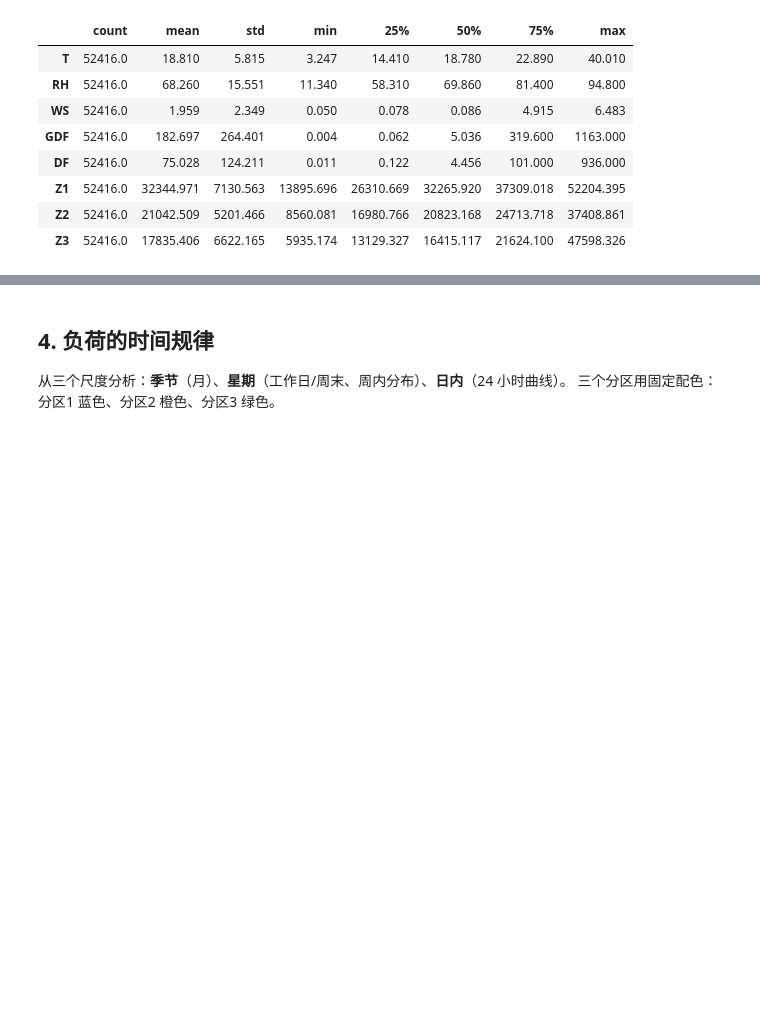
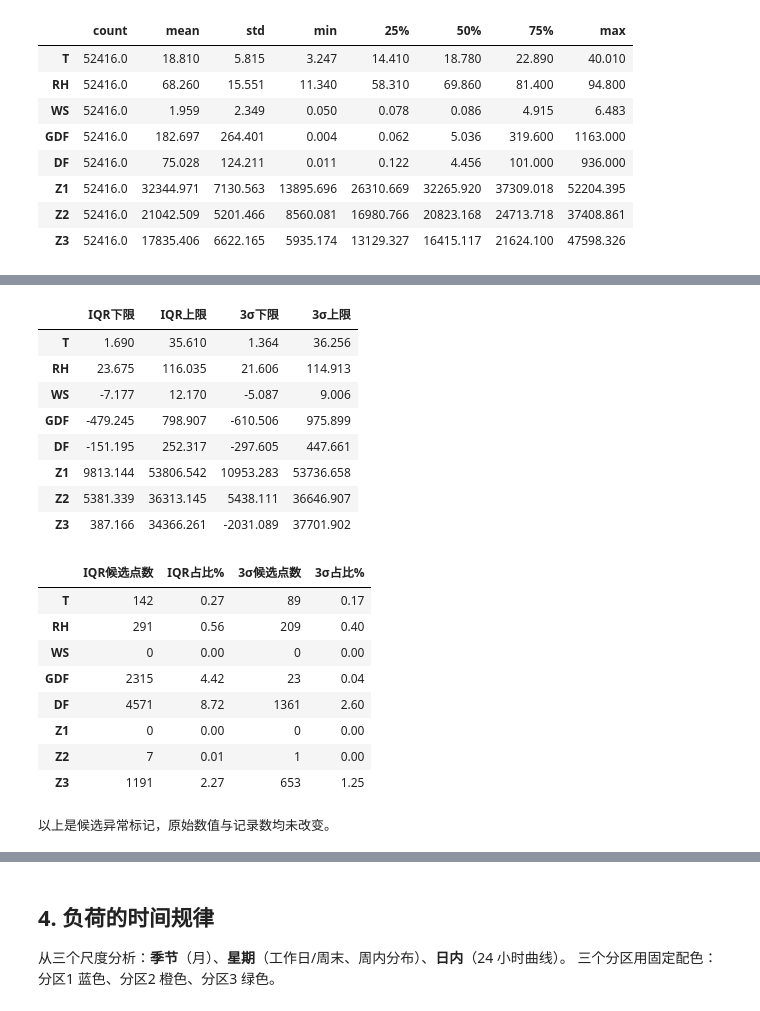
Before and after one commit to zstsyj/City_load, a Jupyter notebook: 01_eda.ipynb, the cells around one changed output, grey strips where cells are left out. Drawn from its saved outputs; the diff is of its cells as text; code cells hidden in the pictures; blank space fills up the shorter version.

```diff
--- a/01_eda.ipynb
+++ b/01_eda.ipynb
@@ -99,0 +207,44 @@ df.describe().T.round(3)
+# %%
+q1 = df[numeric_cols].quantile(0.25)
+q3 = df[numeric_cols].quantile(0.75)
+iqr = q3 - q1
+means = df[numeric_cols].mean()
+stds = df[numeric_cols].std(ddof=1)
+
+anomaly_thresholds = pd.DataFrame({
+    'IQR下限': q1 - 1.5 * iqr,
+    'IQR上限': q3 + 1.5 * iqr,
+    '3σ下限': means - 3 * stds,
+    '3σ上限': means + 3 * stds,
+})
+iqr_flags = df[numeric_cols].lt(anomaly_thresholds['IQR下限']) | df[numeric_cols].gt(anomaly_thresholds['IQR上限'])
+sigma_flags = df[numeric_cols].lt(anomaly_thresholds['3σ下限']) | df[numeric_cols].gt(anomaly_thresholds['3σ上限'])
+anomaly_summary = pd.DataFrame({
+    'IQR候选点数': iqr_flags.sum(),
+    'IQR占比%': iqr_flags.mean() * 100,
+    '3σ候选点数': sigma_flags.sum(),
+    '3σ占比%': sigma_flags.mean() * 100,
+})
+display(anomaly_thresholds.round(3))
+display(anomaly_summary.round(2))
+print('以上是候选异常标记，原始数值与记录数均未改变。')
+# %% [output]
+|  | IQR下限 | IQR上限 | 3σ下限 | 3σ上限 |
+| T | 1.690 | 35.610 | 1.364 | 36.256 |
+| RH | 23.675 | 116.035 | 21.606 | 114.913 |
+| WS | -7.177 | 12.170 | -5.087 | 9.006 |
+| GDF | -479.245 | 798.907 | -610.506 | 975.899 |
+| DF | -151.195 | 252.317 | -297.605 | 447.661 |
+| Z1 | 9813.144 | 53806.542 | 10953.283 | 53736.658 |
+| Z2 | 5381.339 | 36313.145 | 5438.111 | 36646.907 |
+| Z3 | 387.166 | 34366.261 | -2031.089 | 37701.902 |
+|  | IQR候选点数 | IQR占比% | 3σ候选点数 | 3σ占比% |
+| T | 142 | 0.27 | 89 | 0.17 |
+| RH | 291 | 0.56 | 209 | 0.40 |
+| WS | 0 | 0.00 | 0 | 0.00 |
+| GDF | 2315 | 4.42 | 23 | 0.04 |
+| DF | 4571 | 8.72 | 1361 | 2.60 |
+| Z1 | 0 | 0.00 | 0 | 0.00 |
+| Z2 | 7 | 0.01 | 1 | 0.00 |
+| Z3 | 1191 | 2.27 | 653 | 1.25 |
+以上是候选异常标记，原始数值与记录数均未改变。
```
Also changed, not shown: parts of 21 cells of this notebook, 3 other files.
